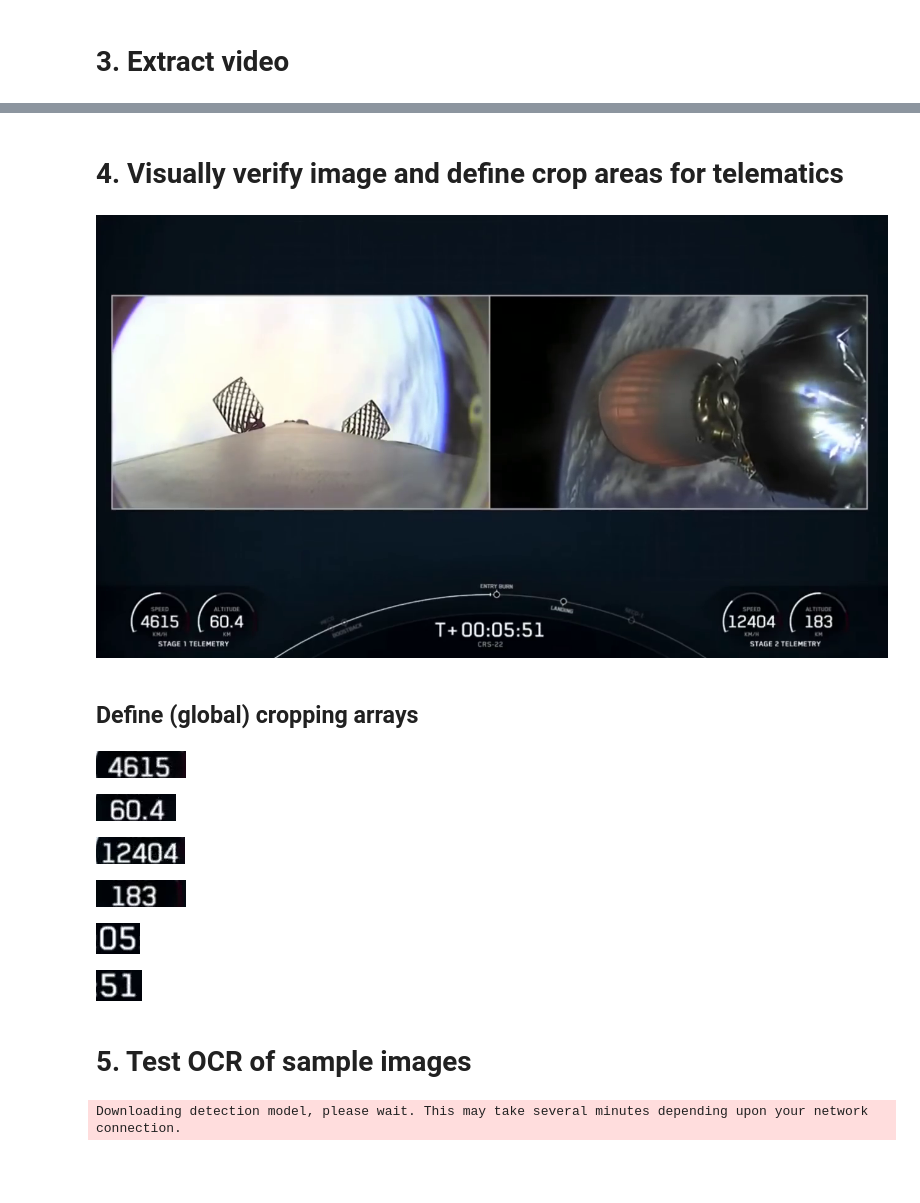
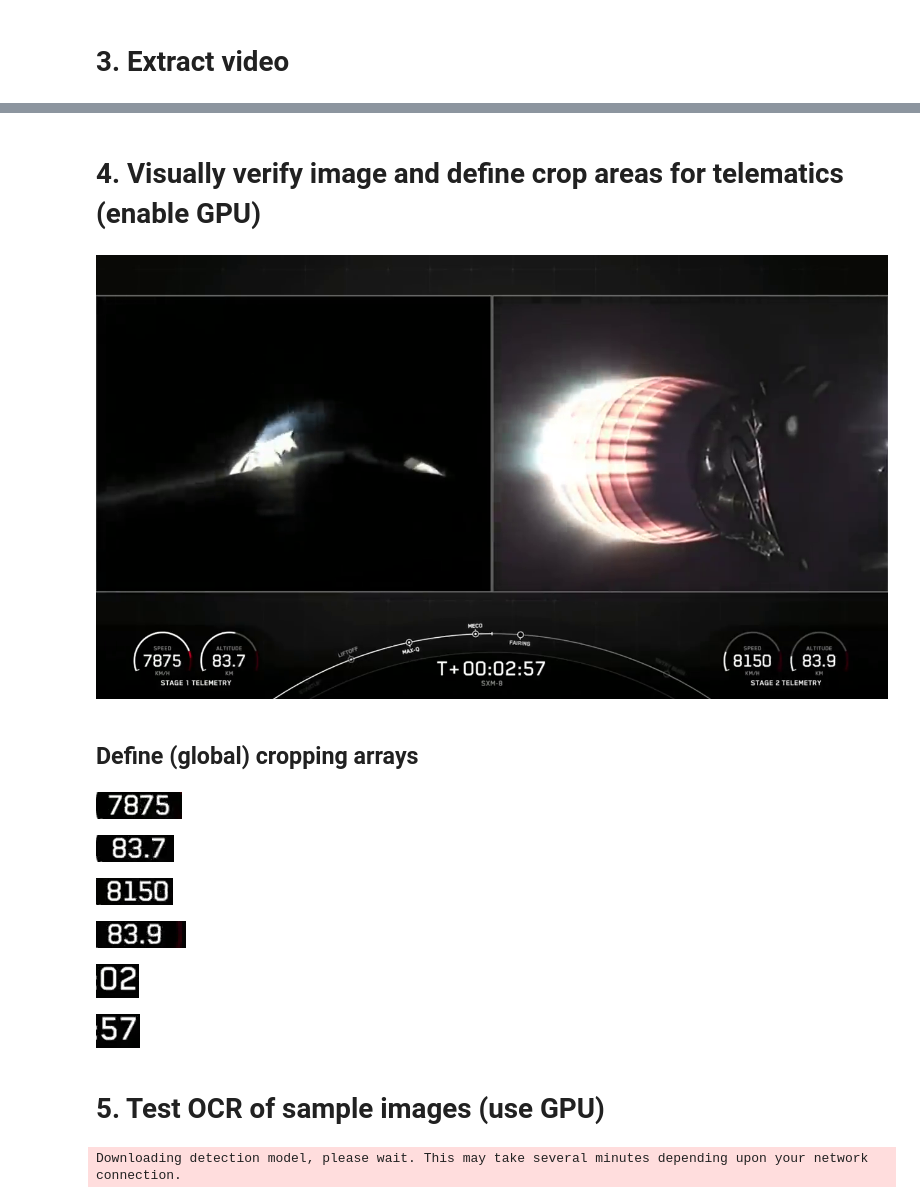
Before and after one commit to sjamthe/spacex-launch-analysis, a Jupyter notebook: spacex_launch_parser.ipynb, the cells around one changed output, grey strips where cells are left out. Saved outputs shown, nothing was run; the diff lists cells and outputs as text; code cells hidden in the pictures; blank space fills up the shorter version.

```diff
--- a/spacex_launch_parser.ipynb
+++ b/spacex_launch_parser.ipynb
@@ -15,6 +15,6 @@ if (google[0] is '0' ):
 Mounted at /content/GDrive/
 Connection to Google drive successful
 # %%
-GDRIVE_TMP = '/content/GDrive/MyDrive/CRS-22'
+GDRIVE_TMP = '/content/GDrive/MyDrive/SXM-8'
 !if [ -d {GDRIVE_TMP} ]; then echo "Output to be stored in "{GDRIVE_TMP} ; else mkdir -p {GDRIVE_TMP} && echo "Output directory created"; fi
 # %% [output]
@@ -133,5 +135,5 @@ frame_cnt
 # %% [markdown]
-# 4. Visually verify image and define crop areas for telematics
+# 4. Visually verify image and define crop areas for telematics (enable GPU)
 # %%
 from google.colab.patches import cv2_imshow # for image display
 import cv2
@@ -150,52 +152,52 @@ def read_image(serialno, folder=GDRIVE_TMP):
 # normally image 3 minutes from start has both stage telematics
 min = 6
 start = 0
-skip = 30
+skip = 15
 cnt = start + skip * min * 60
 image = read_image(cnt)
 cv2_imshow(image)
 # %% [output]
-[figure, old version]
+[figure, new version]
 # %% [markdown]
 ## Define (global) cropping arrays
 # %%
-st1_speed_crop = [-75, -48, 60, 150]
+st1_speed_crop = [-75, -48, 64, 150]
 img = image[st1_speed_crop[0]:st1_speed_crop[1],st1_speed_crop[2]:st1_speed_crop[3]]
 cv2_imshow(img)
 # %% [output]
-[figure, old version]
+[figure, new version]
 # %%
-st1_alt_crop = [-75, -48, 170, 250]
+st1_alt_crop = [-75, -48, 172, 250]
 img = image[st1_alt_crop[0]:st1_alt_crop[1],st1_alt_crop[2]:st1_alt_crop[3]]
 cv2_imshow(img)
 # %% [output]
-[figure, old version]
+[figure, new version]
 # %%
-st2_speed_crop = [-75, -48, -264, -175]
+st2_speed_crop = [-75, -48, -261, -184]
 img = image[st2_speed_crop[0]:st2_speed_crop[1],st2_speed_crop[2]:st2_speed_crop[3]]
 cv2_imshow(img)
 # %% [output]
-[figure, old version]
+[figure, new version]
 # %%
 st2_alt_crop = [-75, -48, -150, -60]
 img = image[st2_alt_crop[0]:st2_alt_crop[1],st2_alt_crop[2]:st2_alt_crop[3]]
 cv2_imshow(img)
 # %% [output]
-[figure, old version]
+[figure, new version]
 # %%
-time_min_crop = [-61, -30, 636, 680]
+time_min_crop = [-64, -30, 638, 681]
 img = image[time_min_crop[0]:time_min_crop[1],time_min_crop[2]:time_min_crop[3]]
 cv2_imshow(img)
 # %% [output]
-[figure, old version]
+[figure, new version]
 # %%
-time_sec_crop = [-61, -30, 684, 730]
+time_sec_crop = [-64, -30, 686, 730]
 img = image[time_sec_crop[0]:time_sec_crop[1],time_sec_crop[2]:time_sec_crop[3]]
 cv2_imshow(img)
 # %% [output]
-[figure, old version]
+[figure, new version]
 # %% [markdown]
-# 5. Test OCR of sample images
+# 5. Test OCR of sample images  (use GPU)
 # %%
 !pip install easyocr
 # %%
```
Also changed, not shown: parts of 23 cells of this notebook.
